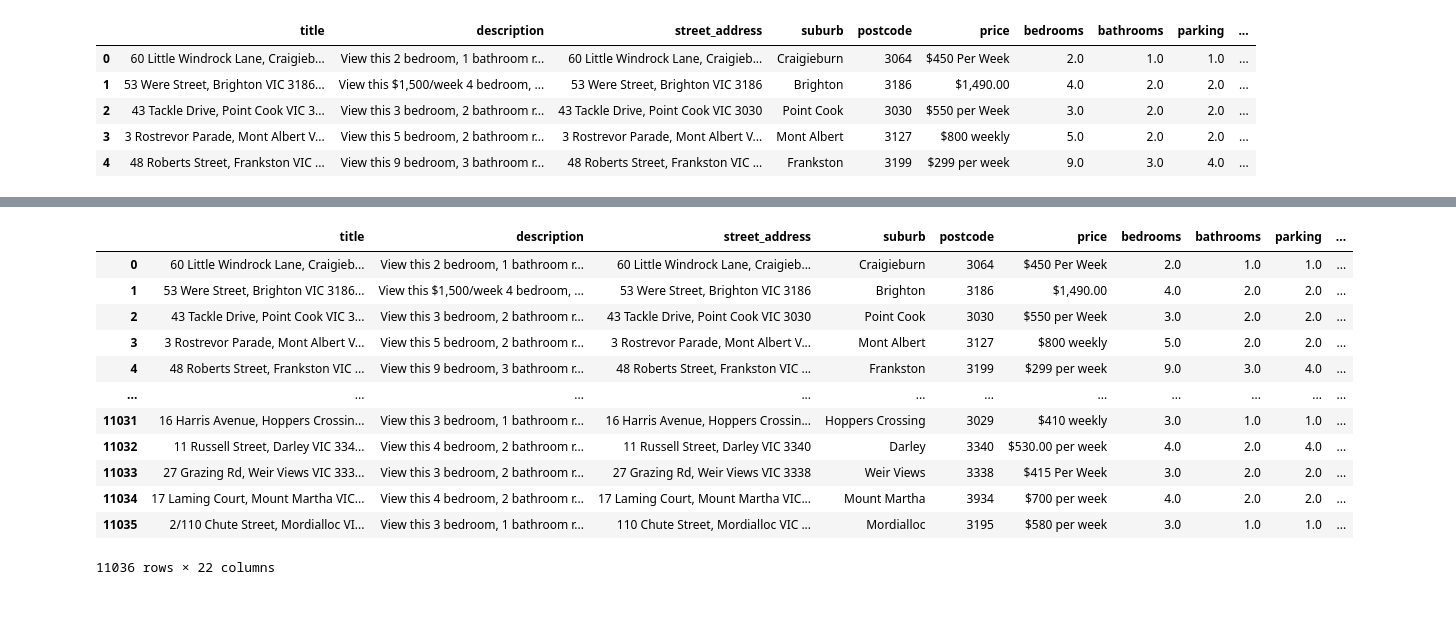
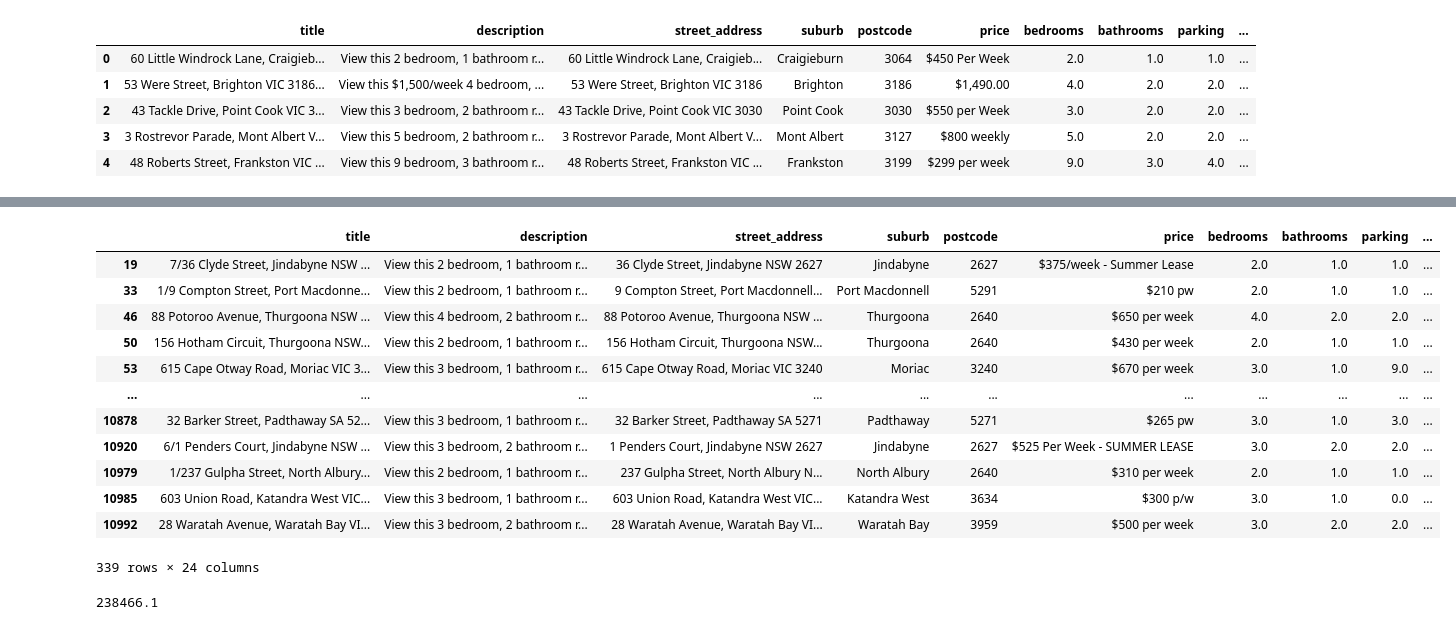
Before and after one commit to MAST30034-AppliedDataScience/project-2-group-real-estate-hexosergeantchelelebratebonitz, a Jupyter notebook: notebooks/Michele/distance_to_supermarkets.ipynb, the cells around one changed output, grey strips where cells are left out. Saved outputs shown, nothing was run; the diff lists cells and outputs as text; code cells hidden in the pictures.

Commit message:
driving distance to supermarkets with api

```diff
--- a/notebooks/Michele/distance_to_supermarkets.ipynb
+++ b/notebooks/Michele/distance_to_supermarkets.ipynb
@@ -71,0 +103,4 @@ properties_gdf.to_crs(epsg=3857, inplace=True)
+# %%
+# convert back to EPSG:4326 for car route distance, as API expects lat/lon in degrees
+supermarkets_gdf.to_crs(epsg=4326, inplace=True)
+properties_gdf.to_crs(epsg=4326, inplace=True)
@@ -72,8 +126,3 @@ properties_gdf.to_crs(epsg=3857, inplace=True)
 # %%
 # Michele's openroute API key
 api_key = '5b3ce3597851110001cf62482137f179f8c64044a4f02291f1598019'
-# %%
-# calculate supermarket's distance (in meters) to each property
-properties_gdf['distance_to_closest_supermarket'] = properties_gdf.geometry.apply(
-    lambda x: closest_supermarket_distance(x, supermarkets_gdf)
-)
@@ -79,0 +166,30 @@ properties_gdf['distance_to_closest_supermarket'] = properties_gdf.geometry.appl
+# %%
+# Define a threshold for Euclidean distance (in meters)
+euclidean_distance_threshold = 10000
+
+# Assume that properties with small euclidean distance is similar to driving distance
+properties_gdf.loc[properties_gdf['distance_to_closest_supermarket'] <= euclidean_distance_threshold,
+                   'driving_distance_to_closest_supermarket'] = properties_gdf['distance_to_closest_supermarket']
+
+
+# Now calculate driving distance only for properties with Euclidean distance greater than the threshold
+large_distance_properties = properties_gdf[properties_gdf['distance_to_closest_supermarket'] > euclidean_distance_threshold]
+
+# Process properties with large Euclidean distance only
+for idx, row in large_distance_properties.iterrows():
+    property_lat = row['geometry'].y
+    property_lon = row['geometry'].x
+    supermarket_lat = row['closest_supermarket_geometry'].y
+    supermarket_lon = row['closest_supermarket_geometry'].x
+
+    # Calculate driving distance using the API
+    driving_distance = calculate_driving_distance(property_lat, property_lon, supermarket_lat, supermarket_lon, api_key)
+
+    # Store the result in the original dataframe
+    properties_gdf.at[idx, 'driving_distance_to_closest_supermarket'] = driving_distance
+
+    # Add delay to avoid exceeding the API request limit
+    time.sleep(1.5)
+
+# Output the result
+properties_gdf.head()
@@ -80,16 +223,20 @@ properties_gdf['distance_to_closest_supermarket'] = properties_gdf.geometry.appl
+# %%
+properties_gdf[properties_gdf['distance_to_closest_supermarket'] > 10000]
+# %% [output]
+|  | title | description | street_address | suburb | postcode | price | bedrooms | bathrooms | parking | ... |
+| 19 | 7/36 Clyde Street, Jindabyne NSW ... | View this 2 bedroom, 1 bathroom r... | 36 Clyde Street, Jindabyne NSW 2627 | Jindabyne | 2627 | $375/week - Summer Lease | 2.0 | 1.0 | 1.0 | ... |
+| 33 | 1/9 Compton Street, Port Macdonne... | View this 2 bedroom, 1 bathroom r... | 9 Compton Street, Port Macdonnell... | Port Macdonnell | 5291 | $210 pw | 2.0 | 1.0 | 1.0 | ... |
+| 46 | 88 Potoroo Avenue, Thurgoona NSW ... | View this 4 bedroom, 2 bathroom r... | 88 Potoroo Avenue, Thurgoona NSW ... | Thurgoona | 2640 | $650 per week | 4.0 | 2.0 | 2.0 | ... |
+| 50 | 156 Hotham Circuit, Thurgoona NSW... | View this 2 bedroom, 1 bathroom r... | 156 Hotham Circuit, Thurgoona NSW... | Thurgoona | 2640 | $430 per week | 2.0 | 1.0 | 1.0 | ... |
+| 53 | 615 Cape Otway Road, Moriac VIC 3... | View this 3 bedroom, 1 bathroom r... | 615 Cape Otway Road, Moriac VIC 3240 | Moriac | 3240 | $670 per week | 3.0 | 1.0 | 9.0 | ... |
+| ... | ... | ... | ... | ... | ... | ... | ... | ... | ... | ... |
+| 10878 | 32 Barker Street, Padthaway SA 52... | View this 3 bedroom, 1 bathroom r... | 32 Barker Street, Padthaway SA 5271 | Padthaway | 5271 | $265 pw | 3.0 | 1.0 | 3.0 | ... |
+| 10920 | 6/1 Penders Court, Jindabyne NSW ... | View this 3 bedroom, 2 bathroom r... | 1 Penders Court, Jindabyne NSW 2627 | Jindabyne | 2627 | $525 Per Week - SUMMER LEASE | 3.0 | 2.0 | 2.0 | ... |
+| 10979 | 1/237 Gulpha Street, North Albury... | View this 2 bedroom, 1 bathroom r... | 237 Gulpha Street, North Albury N... | North Albury | 2640 | $310 per week | 2.0 | 1.0 | 1.0 | ... |
+| 10985 | 603 Union Road, Katandra West VIC... | View this 3 bedroom, 1 bathroom r... | 603 Union Road, Katandra West VIC... | Katandra West | 3634 | $300 p/w | 3.0 | 1.0 | 0.0 | ... |
+| 10992 | 28 Waratah Avenue, Waratah Bay VI... | View this 3 bedroom, 2 bathroom r... | 28 Waratah Avenue, Waratah Bay VI... | Waratah Bay | 3959 | $500 per week | 3.0 | 2.0 | 2.0 | ... |
+339 rows × 24 columns
 # %%
-properties_gdf
+properties_gdf['driving_distance_to_closest_supermarket'].max()
 # %% [output]
-|  | title | description | street_address | suburb | postcode | price | bedrooms | bathrooms | parking | ... |
-| 0 | 60 Little Windrock Lane, Craigieb... | View this 2 bedroom, 1 bathroom r... | 60 Little Windrock Lane, Craigieb... | Craigieburn | 3064 | $450 Per Week | 2.0 | 1.0 | 1.0 | ... |
-| 1 | 53 Were Street, Brighton VIC 3186... | View this $1,500/week 4 bedroom, ... | 53 Were Street, Brighton VIC 3186 | Brighton | 3186 | $1,490.00 | 4.0 | 2.0 | 2.0 | ... |
-| 2 | 43 Tackle Drive, Point Cook VIC 3... | View this 3 bedroom, 2 bathroom r... | 43 Tackle Drive, Point Cook VIC 3030 | Point Cook | 3030 | $550 per Week | 3.0 | 2.0 | 2.0 | ... |
-| 3 | 3 Rostrevor Parade, Mont Albert V... | View this 5 bedroom, 2 bathroom r... | 3 Rostrevor Parade, Mont Albert V... | Mont Albert | 3127 | $800 weekly | 5.0 | 2.0 | 2.0 | ... |
-| 4 | 48 Roberts Street, Frankston VIC ... | View this 9 bedroom, 3 bathroom r... | 48 Roberts Street, Frankston VIC ... | Frankston | 3199 | $299 per week | 9.0 | 3.0 | 4.0 | ... |
-| ... | ... | ... | ... | ... | ... | ... | ... | ... | ... | ... |
-| 11031 | 16 Harris Avenue, Hoppers Crossin... | View this 3 bedroom, 1 bathroom r... | 16 Harris Avenue, Hoppers Crossin... | Hoppers Crossing | 3029 | $410 weekly | 3.0 | 1.0 | 1.0 | ... |
-| 11032 | 11 Russell Street, Darley VIC 334... | View this 4 bedroom, 2 bathroom r... | 11 Russell Street, Darley VIC 3340 | Darley | 3340 | $530.00 per week | 4.0 | 2.0 | 4.0 | ... |
-| 11033 | 27 Grazing Rd, Weir Views VIC 333... | View this 3 bedroom, 2 bathroom r... | 27 Grazing Rd, Weir Views VIC 3338 | Weir Views | 3338 | $415 Per Week | 3.0 | 2.0 | 2.0 | ... |
-| 11034 | 17 Laming Court, Mount Martha VIC... | View this 4 bedroom, 2 bathroom r... | 17 Laming Court, Mount Martha VIC... | Mount Martha | 3934 | $700 per week | 4.0 | 2.0 | 2.0 | ... |
-| 11035 | 2/110 Chute Street, Mordialloc VI... | View this 3 bedroom, 1 bathroom r... | 110 Chute Street, Mordialloc VIC ... | Mordialloc | 3195 | $580 per week | 3.0 | 1.0 | 1.0 | ... |
-11036 rows × 22 columns
+238466.1
```
Also changed, not shown: parts of 20 cells of this notebook, 1 other file.
